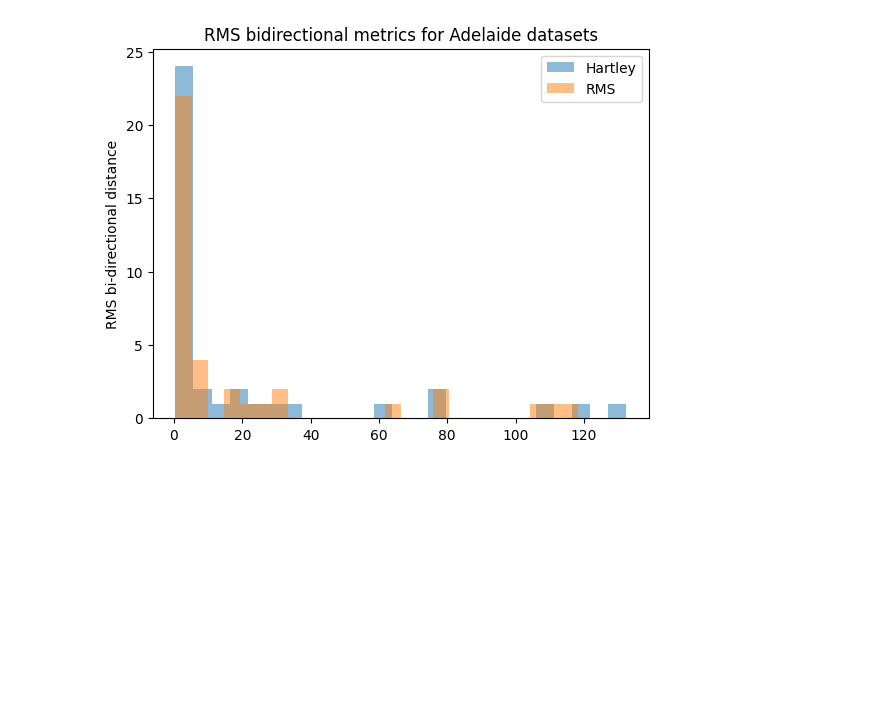
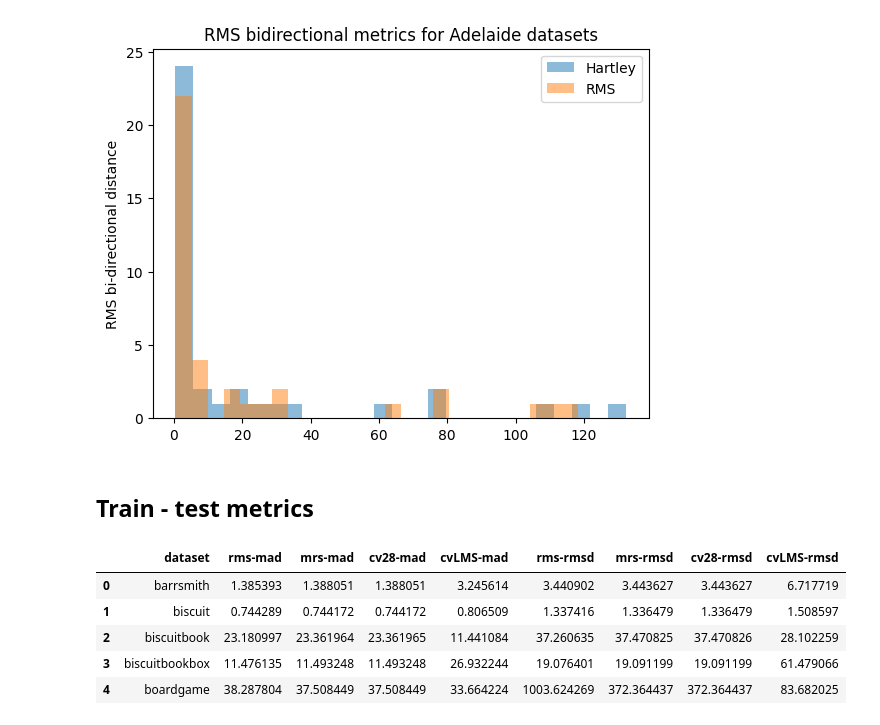
Before and after one commit to matthew-brett/test-fundamental-matrices, a Jupyter notebook: adelaide_metrics.ipynb, the cells around one changed output. Drawn from its saved outputs; the diff is of its cells as text; code cells hidden in the pictures; blank space fills up the shorter version.

```diff
--- a/adelaide_metrics.ipynb
+++ b/adelaide_metrics.ipynb
@@ -49,3 +51,15 @@ plt.ylabel('RMS bi-directional distance')
 plt.title('RMS bidirectional metrics for Adelaide datasets');
 # %% [output]
 [figure]
+# %% [markdown]
+## Train - test metrics
+# %%
+df = pd.read_csv('adelaide_rmf_tt_metrics.csv')
+df.head()
+# %% [output]
+|  | dataset | rms-mad | mrs-mad | cv28-mad | cvLMS-mad | rms-rmsd | mrs-rmsd | cv28-rmsd | cvLMS-rmsd |
+| 0 | barrsmith | 1.385393 | 1.388051 | 1.388051 | 3.245614 | 3.440902 | 3.443627 | 3.443627 | 6.717719 |
+| 1 | biscuit | 0.744289 | 0.744172 | 0.744172 | 0.806509 | 1.337416 | 1.336479 | 1.336479 | 1.508597 |
+| 2 | biscuitbook | 23.180997 | 23.361964 | 23.361965 | 11.441084 | 37.260635 | 37.470825 | 37.470826 | 28.102259 |
+| 3 | biscuitbookbox | 11.476135 | 11.493248 | 11.493248 | 26.932244 | 19.076401 | 19.091199 | 19.091199 | 61.479066 |
+| 4 | boardgame | 38.287804 | 37.508449 | 37.508449 | 33.664224 | 1003.624269 | 372.364437 | 372.364437 | 83.682025 |
```
Also changed, not shown: parts of 3 cells of this notebook, 3 other files.
